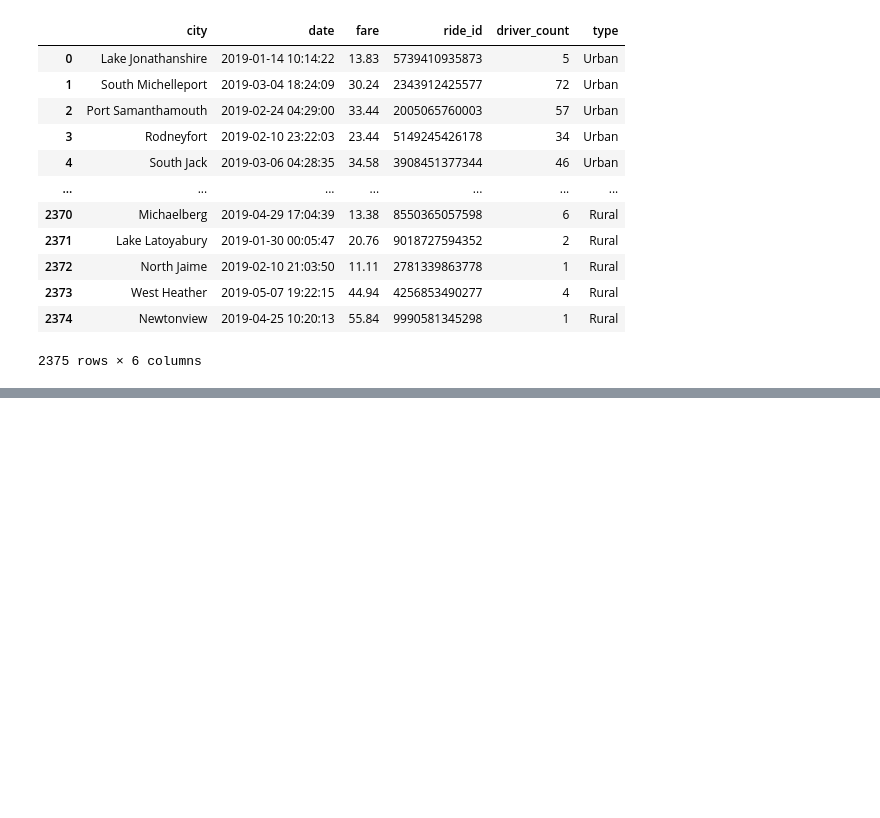
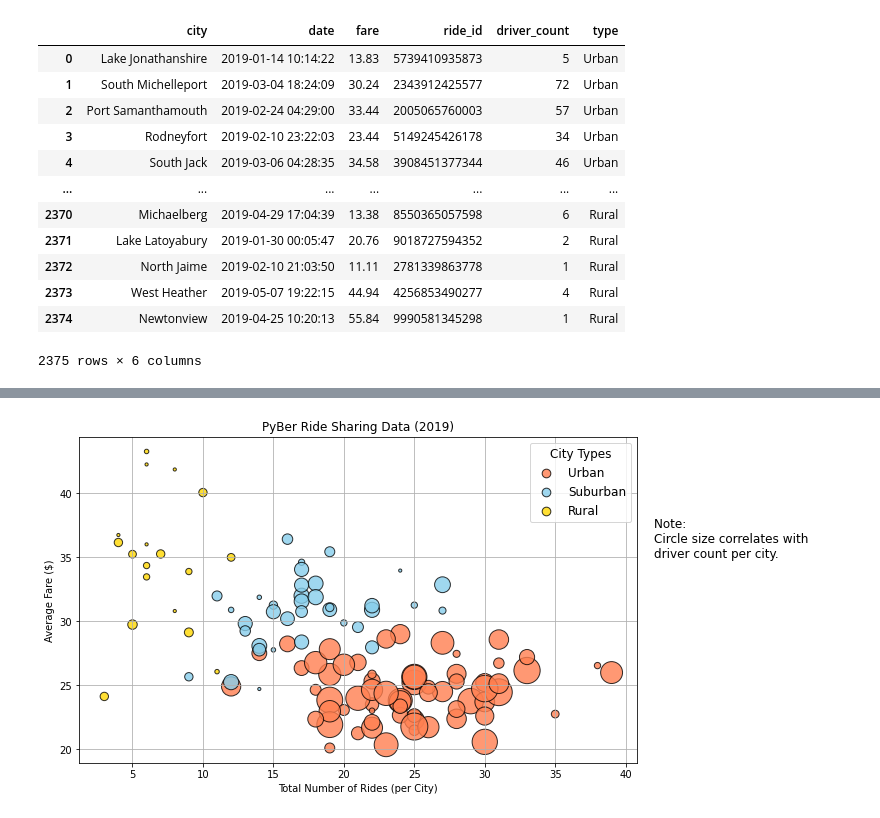
Before and after one commit to CYLaiMDPhD/PyBer_Rideshare_Analysis, a Jupyter notebook: PyBer.ipynb, the cells around one changed output, grey strips where cells are left out. Saved outputs shown, nothing was run; the diff lists cells and outputs as text; code cells hidden in the pictures; blank space fills up the shorter version.

```diff
--- a/PyBer.ipynb
+++ b/PyBer.ipynb
@@ -130,0 +320,38 @@ pyber_data_df
+# %%
+# Combine all 3 bubble plots
+plt.subplots(figsize=(10,6))
+# Urban
+plt.scatter(urban_ride_count,urban_avg_fare,s=10*urban_driver_count,
+            color="coral", edgecolor="black", linewidths=1,
+            alpha=0.8, label="Urban")
+# Suburban
+plt.scatter(suburban_ride_count,suburban_avg_fare,s=10*suburban_driver_count,
+            color="skyblue", edgecolor="black", linewidths=1, alpha=0.8,
+            label="Suburban")
+# Rural
+plt.scatter(rural_ride_count,rural_avg_fare,s=10*rural_driver_count,
+            color="gold", edgecolor="black", linewidths=1, alpha=0.8,
+            label="Rural")
+# Annotations
+plt.title("PyBer Ride Sharing Data (2019)")
+plt.xlabel("Total Number of Rides (per City)")
+plt.ylabel("Average Fare ($)")
+plt.grid(True)
+
+# Specify legend
+lgnd=plt.legend(fontsize="12", mode="Expanded",
+               scatterpoints=1, loc="best", title="City Types")
+lgnd.legendHandles[0]._sizes = [75]
+lgnd.legendHandles[1]._sizes = [75]
+lgnd.legendHandles[2]._sizes = [75]
+lgnd.get_title().set_fontsize(12)
+
+# Note about bubble sizes
+plt.text(42,35, "Note: \nCircle size correlates with \ndriver count per city.", fontsize="12")
+
+# Save Figure
+plt.savefig("Analysis/Fig1.png")
+
+plt.show()
+# %% [output]
+[figure, added]
```
Also changed, not shown: parts of 14 cells of this notebook, 1 other file.
